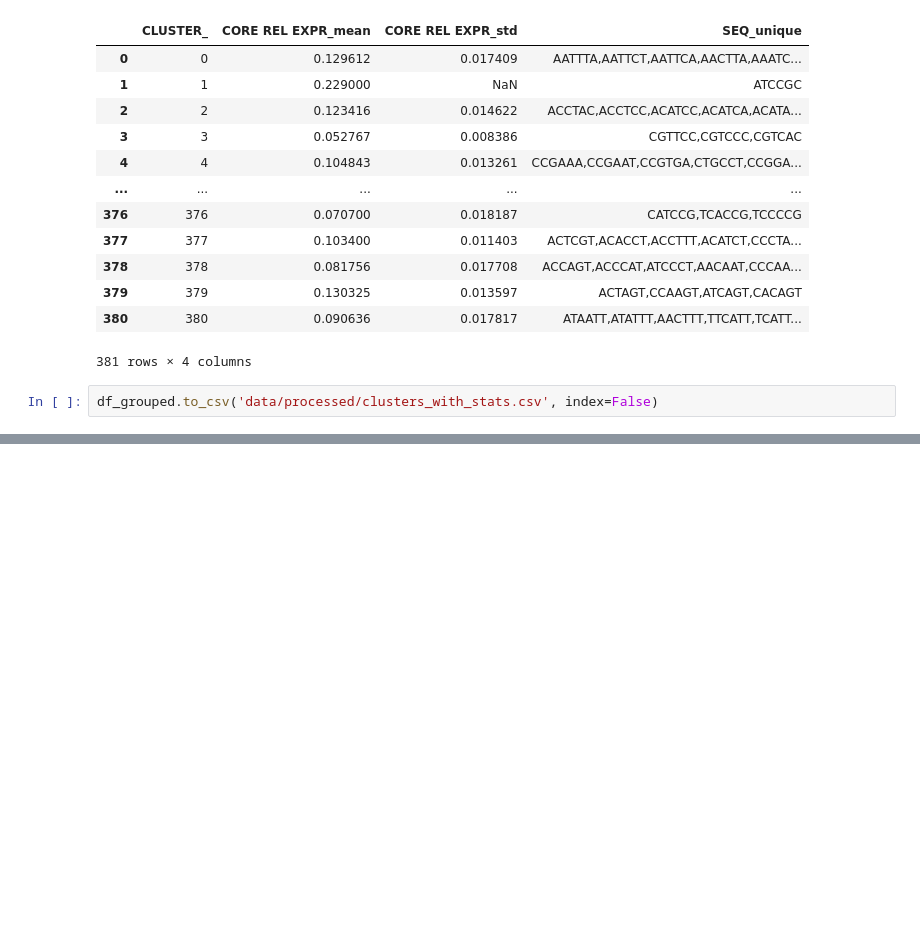
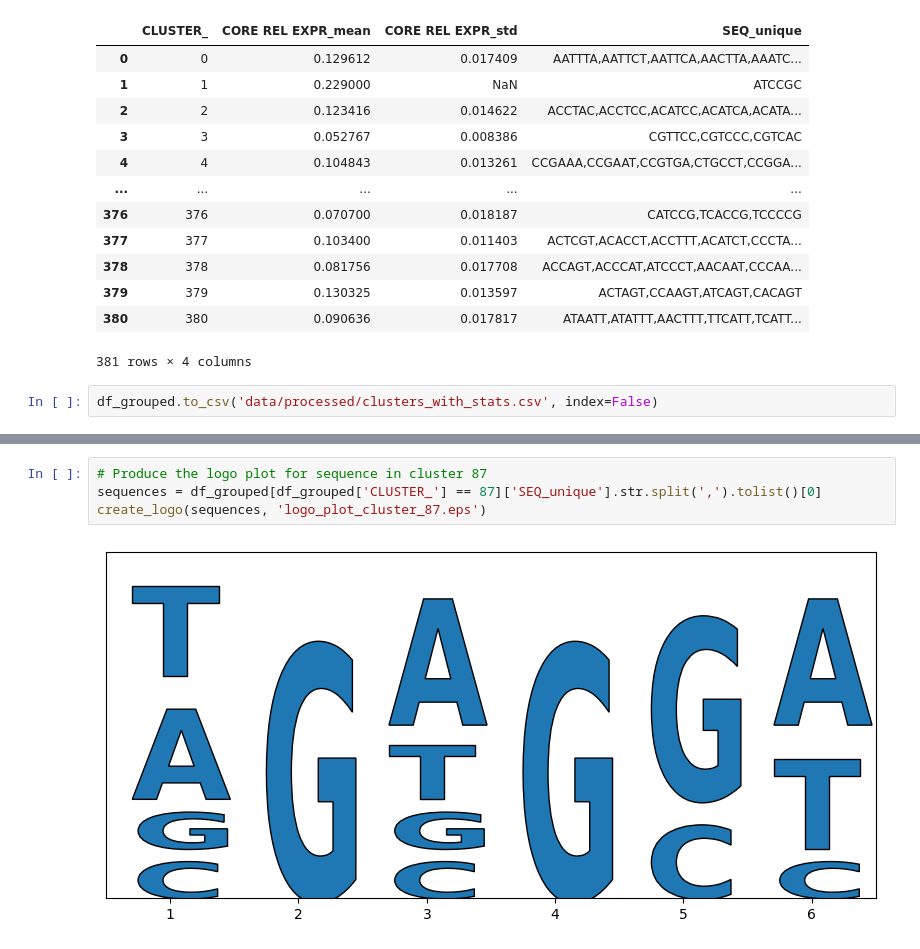
Before and after one commit to sb2cl/Activity-Clouds, a Jupyter notebook: 20_DBSCAN_clustering.ipynb, the cells around one changed output, grey strips where cells are left out. Cells and saved outputs as stored; diff of their text form; blank space fills up the shorter version.

```diff
--- a/20_DBSCAN_clustering.ipynb
+++ b/20_DBSCAN_clustering.ipynb
@@ -223,0 +387,6 @@ df_grouped.to_csv('data/processed/clusters_with_stats.csv', index=False)
+# %%
+# Produce the logo plot for sequence in cluster 87
+sequences = df_grouped[df_grouped['CLUSTER_'] == 87]['SEQ_unique'].str.split(',').tolist()[0]
+create_logo(sequences, 'logo_plot_cluster_87.eps')
+# %% [output]
+[figure, added]
```
Also changed, not shown: parts of 13 cells of this notebook, 6 other files.
